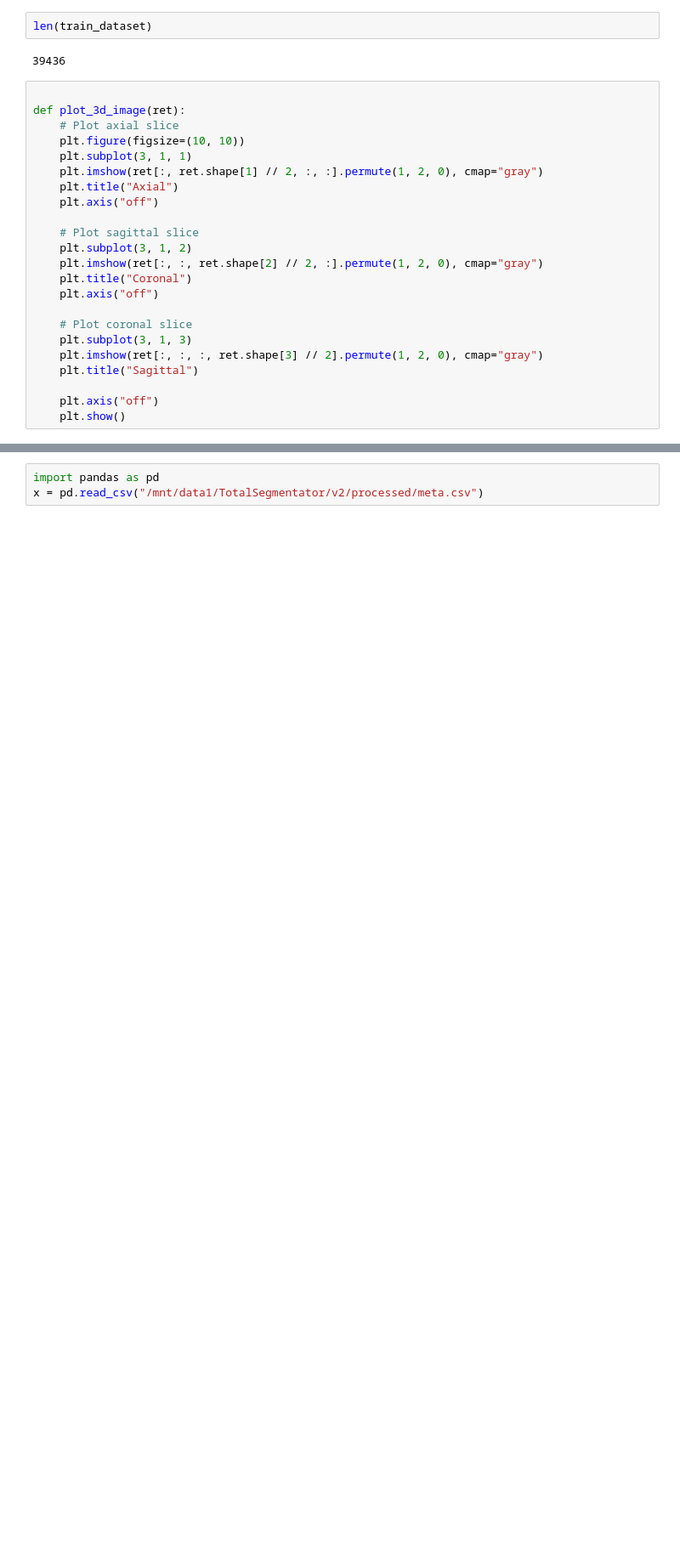
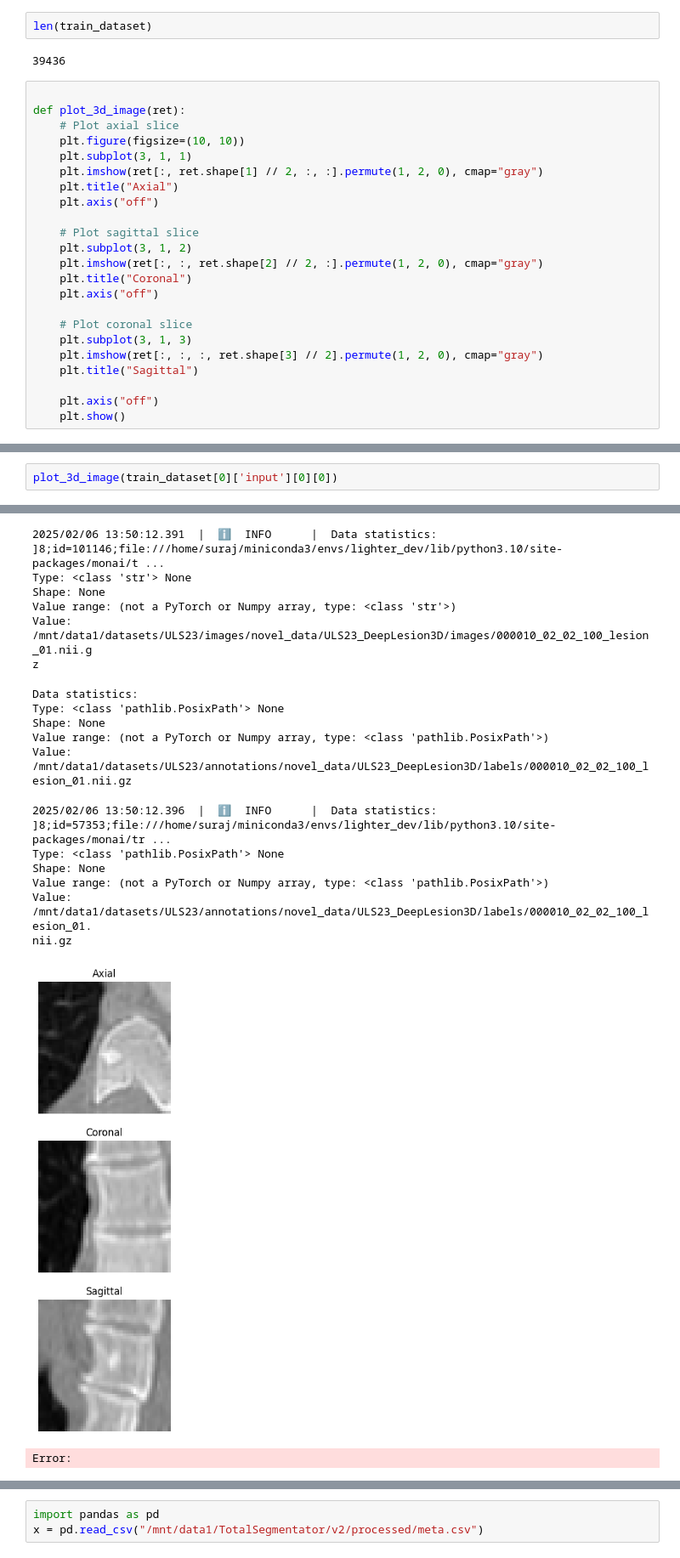
Before and after one commit to deepakri201/TumorImagingBench, a Jupyter notebook: pyramid_pretraining/visualize_data_transforms.ipynb, the cells around one changed output, grey strips where cells are left out. Shown at 85% size. Saved outputs shown, nothing was run; the diff lists cells and outputs as text; blank space fills up the shorter version.

```diff
--- a/pyramid_pretraining/visualize_data_transforms.ipynb
+++ b/pyramid_pretraining/visualize_data_transforms.ipynb
@@ -122,0 +115,3 @@ than torch.tensor(sourceTensor).
+# %%
+plot_3d_image(train_dataset[0]['input'][0][0])
+# %% [output]
@@ -123,2 +123,23 @@ than torch.tensor(sourceTensor).
+2025/02/06 13:50:12.391  |  ℹ️  INFO      |  Data statistics:                                           ]8;id=101146;file:///home/suraj/miniconda3/envs/lighter_dev/lib/python3.10/site-packages/monai/t ...
+Type: <class 'str'> None
+Shape: None
+Value range: (not a PyTorch or Numpy array, type: <class 'str'>)
+Value:
+/mnt/data1/datasets/ULS23/images/novel_data/ULS23_DeepLesion3D/images/000010_02_02_100_lesion_01.nii.g
+z
+Data statistics:
+Type: <class 'pathlib.PosixPath'> None
+Shape: None
+Value range: (not a PyTorch or Numpy array, type: <class 'pathlib.PosixPath'>)
+Value: /mnt/data1/datasets/ULS23/annotations/novel_data/ULS23_DeepLesion3D/labels/000010_02_02_100_lesion_01.nii.gz
+2025/02/06 13:50:12.396  |  ℹ️  INFO      |  Data statistics:                                           ]8;id=57353;file:///home/suraj/miniconda3/envs/lighter_dev/lib/python3.10/site-packages/monai/tr ...
+Type: <class 'pathlib.PosixPath'> None
+Shape: None
+Value range: (not a PyTorch or Numpy array, type: <class 'pathlib.PosixPath'>)
+Value:
+/mnt/data1/datasets/ULS23/annotations/novel_data/ULS23_DeepLesion3D/labels/000010_02_02_100_lesion_01.
+nii.gz
+[figure, added]
+Error:
 # %%
 set(np.unique(label).tolist()).intersection(set([6, 5, 4, 3, 2, 1, 22, 32, 31, 30, 29, 28, 27, 26, 25, 21, 20, 19, 18, 7]))
```
Also changed, not shown: parts of 12 cells of this notebook, 11 other files.
